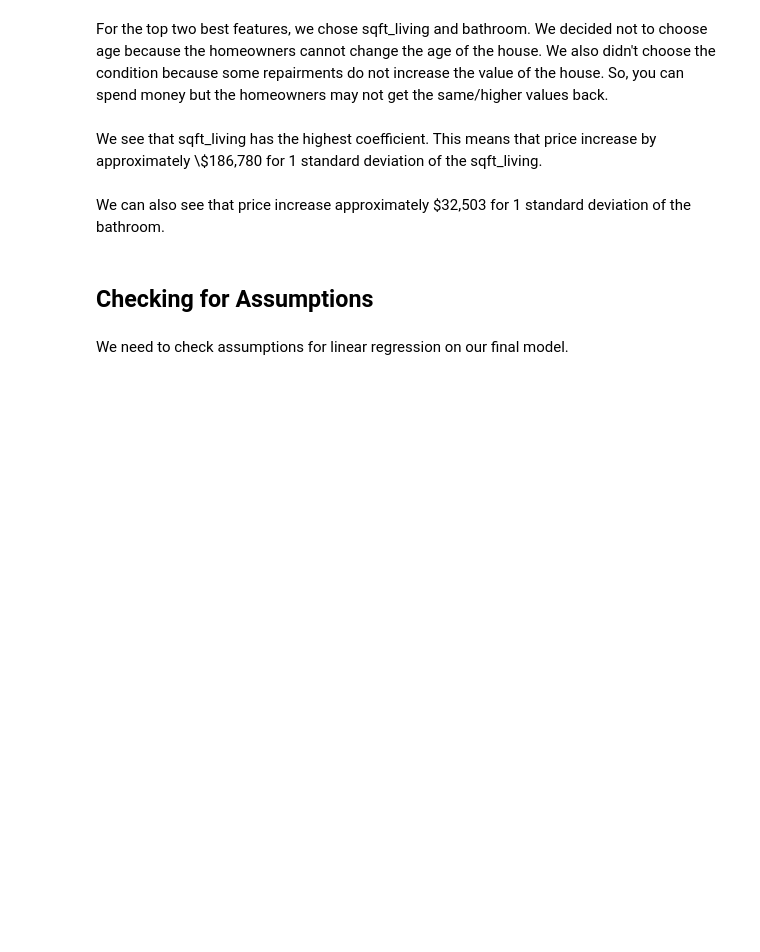
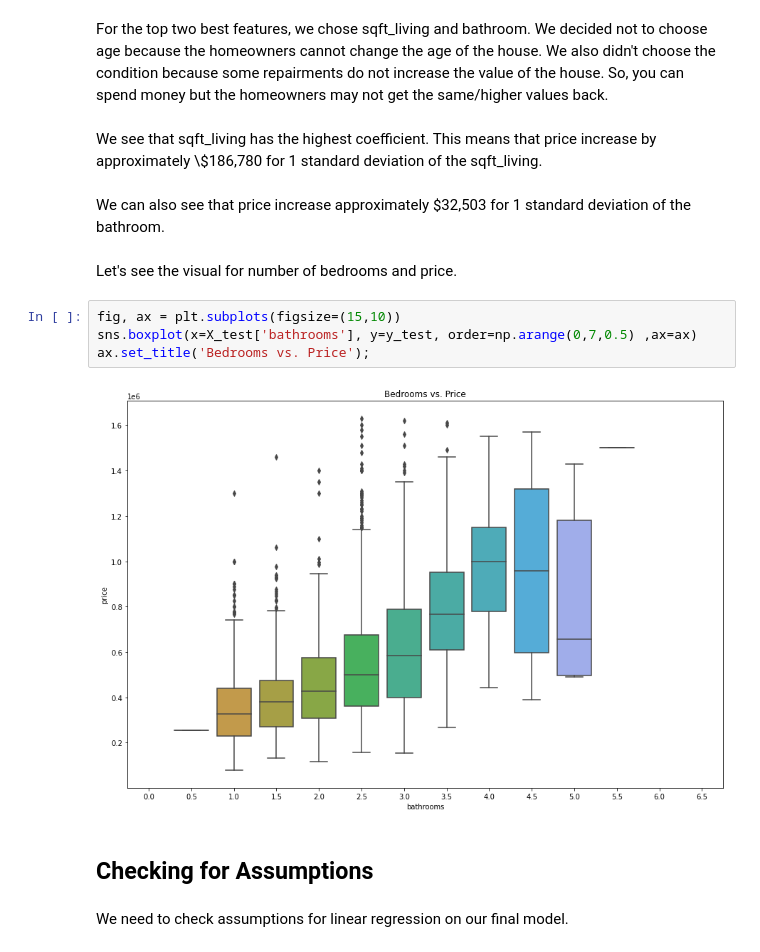
Before and after one commit to soohyunnie/project_2_analyze_houses, a Jupyter notebook: Final Notebook.ipynb, the cells around one changed output. Saved outputs shown, nothing was run; the diff lists cells and outputs as text; blank space fills up the shorter version.

```diff
--- a/Final Notebook.ipynb
+++ b/Final Notebook.ipynb
@@ -709,6 +714,14 @@ For the top two best features, we chose sqft_living and bathroom. We decided not
 We see that sqft_living has the highest coefficient. This means that price increase by approximately \\$186,780 for 1 standard deviation of the sqft_living.
 # %% [markdown]
 We can also see that price increase approximately $32,503 for 1 standard deviation of the bathroom.
+# %% [markdown]
+Let's see the visual for number of bedrooms and price.
+# %%
+fig, ax = plt.subplots(figsize=(15,10))
+sns.boxplot(x=X_test['bathrooms'], y=y_test, order=np.arange(0,7,0.5) ,ax=ax)
+ax.set_title('Bedrooms vs. Price');
+# %% [output]
+[figure, added]
 # %% [markdown]
 ## Checking for Assumptions
 # %% [markdown]
```
Also changed, not shown: parts of 4 cells of this notebook.
